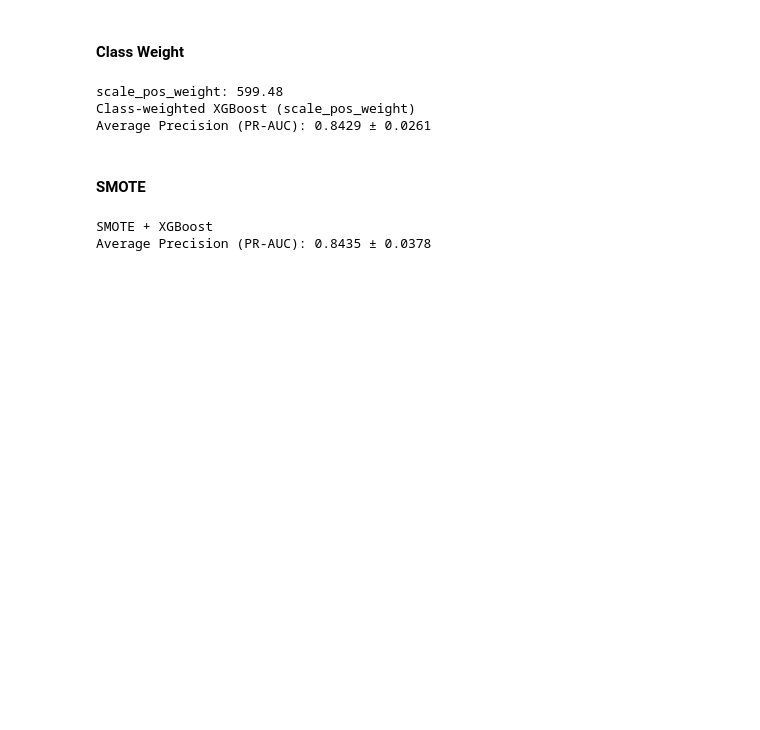
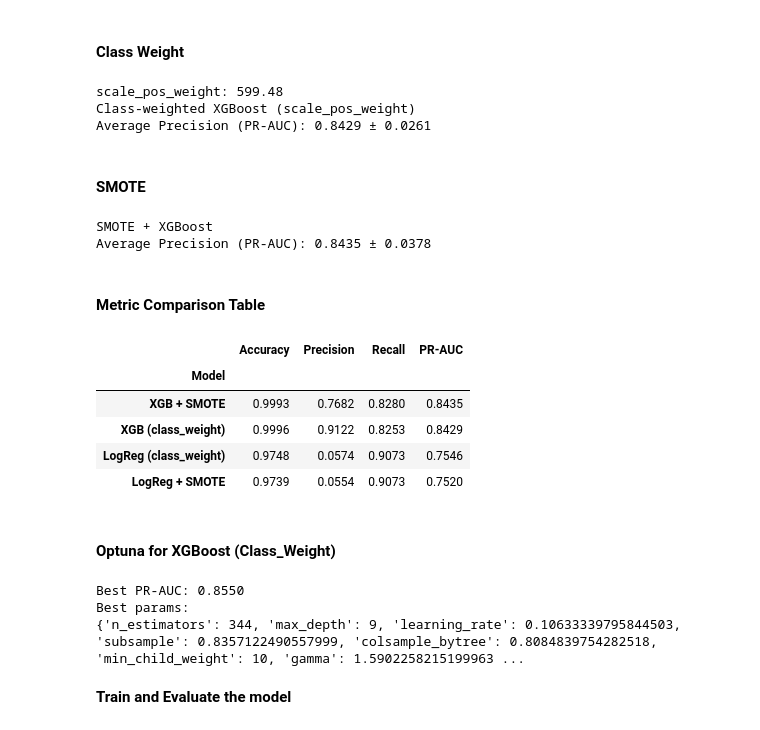
Before and after one commit to otuemre/FraudDetectAI, a Jupyter notebook: src/notebooks/FraudDetectAI.ipynb, the cells around one changed output. Drawn from its saved outputs; the diff is of its cells as text; code cells hidden in the pictures; blank space fills up the shorter version.

```diff
--- a/src/notebooks/FraudDetectAI.ipynb
+++ b/src/notebooks/FraudDetectAI.ipynb
@@ -428,3 +428,45 @@ print(f"Average Precision (PR-AUC): {scores_smote_xgb.mean():.4f} ± {scores_smo
 # %% [output]
 SMOTE + XGBoost
 Average Precision (PR-AUC): 0.8435 ± 0.0378
+# %% [markdown]
+#### Metric Comparison Table
+# %%
+# Set up scoring metrics for cross-validation
+scoring = {
+    "accuracy": "accuracy",
+    "precision": "precision",
+    "recall": "recall",
+    "pr_auc": "average_precision",
+}
+
+# Set up models for evaluation
+models = {
+    "LogReg (class_weight)": base_pipeline,
+    "LogReg + SMOTE": smote_pipeline,
+    "XGB (class_weight)": xgb_weighted_pipeline,
+    "XGB + SMOTE": smote_xgb_pipeline,
+}
+
+results = []
+
+for name, pipe in models.items():
+    cv_results = cross_validate(pipe, X_train_scaled, y_train, cv=cv, scoring=scoring, n_jobs=-1)
+    results.append({
+        "Model": name,
+        "Accuracy": np.mean(cv_results["test_accuracy"].mean()),
+        "Precision": np.mean(cv_results["test_precision"].mean()),
+        "Recall": np.mean(cv_results["test_recall"].mean()),
+        "PR-AUC": np.mean(cv_results["test_pr_auc"].mean()),
+    })
+
+results_df = pd.DataFrame(results).set_index("Model").sort_values(by="PR-AUC", ascending=False)
+results_df.round(4)
+# %% [output]
+|  | Accuracy | Precision | Recall | PR-AUC |
+| Model |  |  |  |  |
+| XGB + SMOTE | 0.9993 | 0.7682 | 0.8280 | 0.8435 |
+| XGB (class_weight) | 0.9996 | 0.9122 | 0.8253 | 0.8429 |
+| LogReg (class_weight) | 0.9748 | 0.0574 | 0.9073 | 0.7546 |
+| LogReg + SMOTE | 0.9739 | 0.0554 | 0.9073 | 0.7520 |
+# %% [markdown]
+#### Optuna for XGBoost (Class_Weight)
@@ -430,0 +497,13 @@ Average Precision (PR-AUC): 0.8435 ± 0.0378
+# %%
+# Run Optuna study for hyperparameter tuning
+study = optuna.create_study(direction="maximize", sampler=TPESampler(seed=SEED))
+study.optimize(objective, n_trials=50, n_jobs=-1)
+
+print(f"Best PR-AUC: {study.best_value:.4f}")
+print(f"Best params:\n{study.best_params}")
+# %% [output]
+Best PR-AUC: 0.8550
+Best params:
+{'n_estimators': 344, 'max_depth': 9, 'learning_rate': 0.10633339795844503, 'subsample': 0.8357122490557999, 'colsample_bytree': 0.8084839754282518, 'min_child_weight': 10, 'gamma': 1.5902258215199963 ...
+# %% [markdown]
+**Train and Evaluate the model**
```
Also changed, not shown: parts of 4 cells of this notebook.
